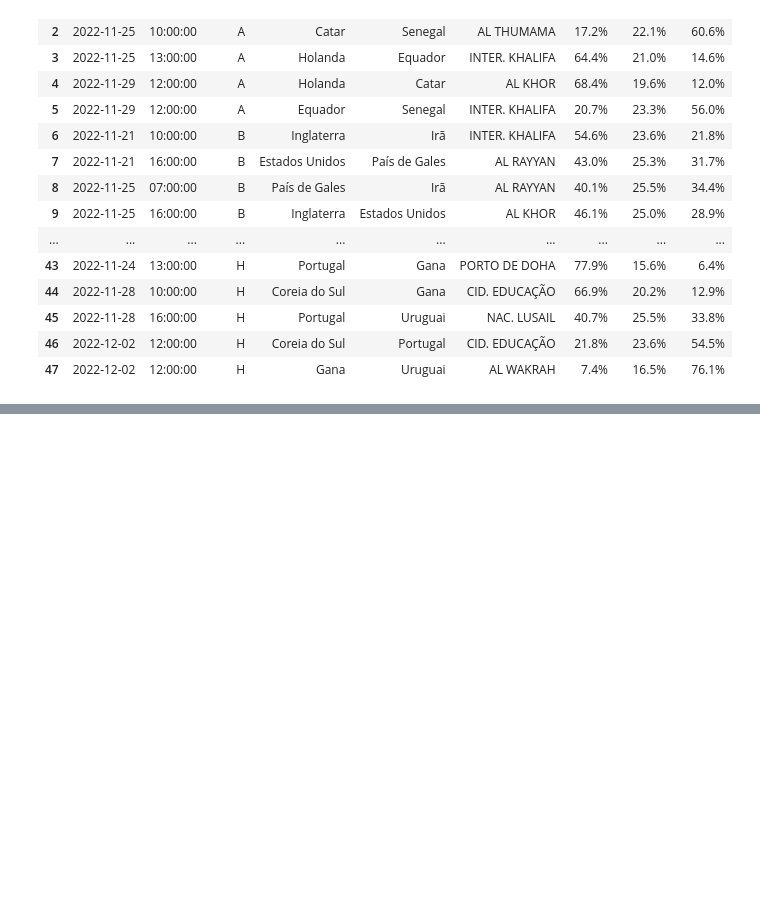
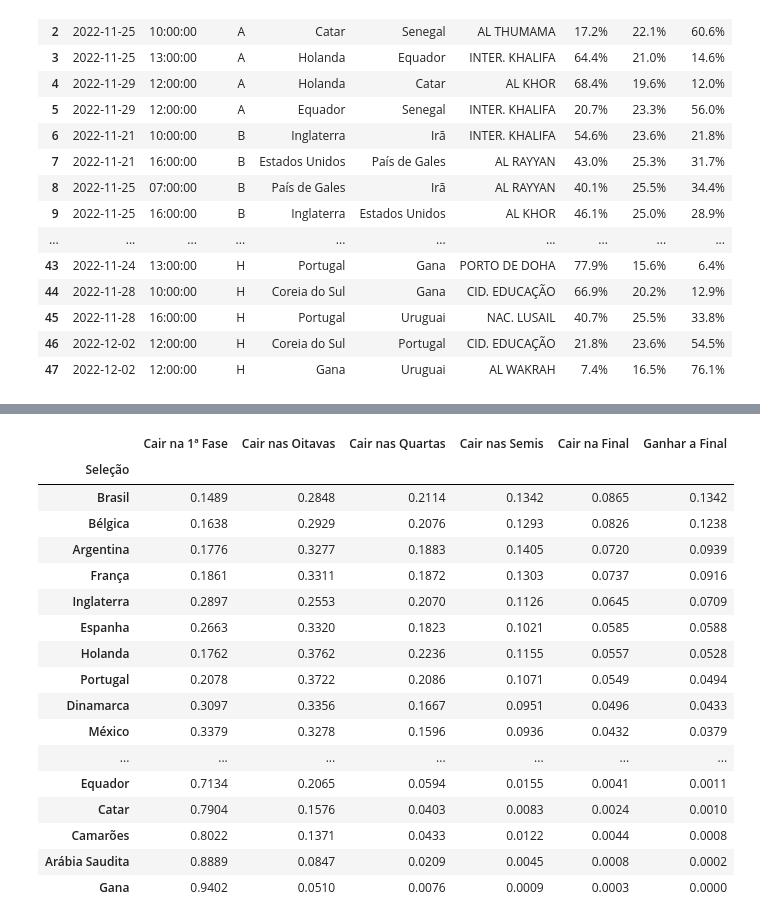
Before and after one commit to hmdjustina/Previsao-Jogos-da-Copa-2022, a Jupyter notebook: Previsão_Jogos_da_Copa.ipynb, the cells around one changed output, grey strips where cells are left out. Cells and saved outputs as stored; diff of their text form; code cells hidden in the pictures; blank space fills up the shorter version.

```diff
--- a/Previsão_Jogos_da_Copa.ipynb
+++ b/Previsão_Jogos_da_Copa.ipynb
@@ -204,0 +431,29 @@ jogos
+# %%
+etapas = pd.DataFrame()
+etapas['Cair na 1ª Fase'] = 1 - sim['Oitavas']
+etapas['Cair nas Oitavas'] = sim['Oitavas'] - sim['Quartas']
+etapas['Cair nas Quartas'] = sim['Quartas'] - sim['Semis']
+etapas['Cair nas Semis'] = sim['Semis'] - sim['Final']
+etapas['Cair na Final'] = sim['Final']  -  sim['Campeão']
+etapas['Ganhar a Final'] = sim['Campeão']
+etapas.to_excel('outputProbabilidadesPorEtapa.xlsx')
+etapas
+# %% [output]
+|  | Cair na 1ª Fase | Cair nas Oitavas | Cair nas Quartas | Cair nas Semis | Cair na Final | Ganhar a Final |
+| Seleção |  |  |  |  |  |  |
+| Brasil | 0.1489 | 0.2848 | 0.2114 | 0.1342 | 0.0865 | 0.1342 |
+| Bélgica | 0.1638 | 0.2929 | 0.2076 | 0.1293 | 0.0826 | 0.1238 |
+| Argentina | 0.1776 | 0.3277 | 0.1883 | 0.1405 | 0.0720 | 0.0939 |
+| França | 0.1861 | 0.3311 | 0.1872 | 0.1303 | 0.0737 | 0.0916 |
+| Inglaterra | 0.2897 | 0.2553 | 0.2070 | 0.1126 | 0.0645 | 0.0709 |
+| Espanha | 0.2663 | 0.3320 | 0.1823 | 0.1021 | 0.0585 | 0.0588 |
+| Holanda | 0.1762 | 0.3762 | 0.2236 | 0.1155 | 0.0557 | 0.0528 |
+| Portugal | 0.2078 | 0.3722 | 0.2086 | 0.1071 | 0.0549 | 0.0494 |
+| Dinamarca | 0.3097 | 0.3356 | 0.1667 | 0.0951 | 0.0496 | 0.0433 |
+| México | 0.3379 | 0.3278 | 0.1596 | 0.0936 | 0.0432 | 0.0379 |
+| ... | ... | ... | ... | ... | ... | ... |
+| Equador | 0.7134 | 0.2065 | 0.0594 | 0.0155 | 0.0041 | 0.0011 |
+| Catar | 0.7904 | 0.1576 | 0.0403 | 0.0083 | 0.0024 | 0.0010 |
+| Camarões | 0.8022 | 0.1371 | 0.0433 | 0.0122 | 0.0044 | 0.0008 |
+| Arábia Saudita | 0.8889 | 0.0847 | 0.0209 | 0.0045 | 0.0008 | 0.0002 |
+| Gana | 0.9402 | 0.0510 | 0.0076 | 0.0009 | 0.0003 | 0.0000 |
```
Also changed, not shown: parts of 16 cells of this notebook.
